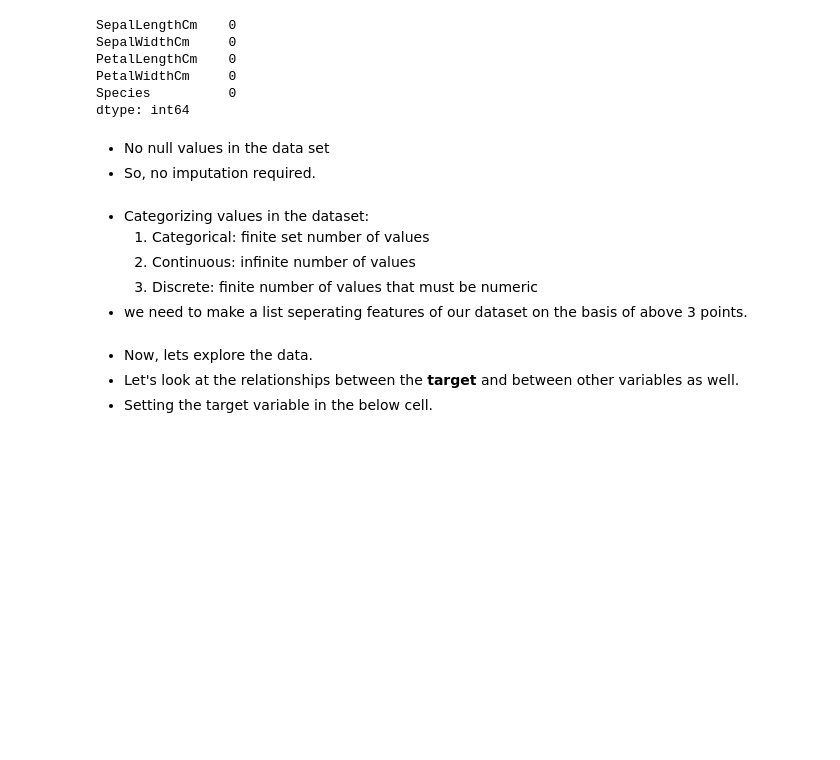
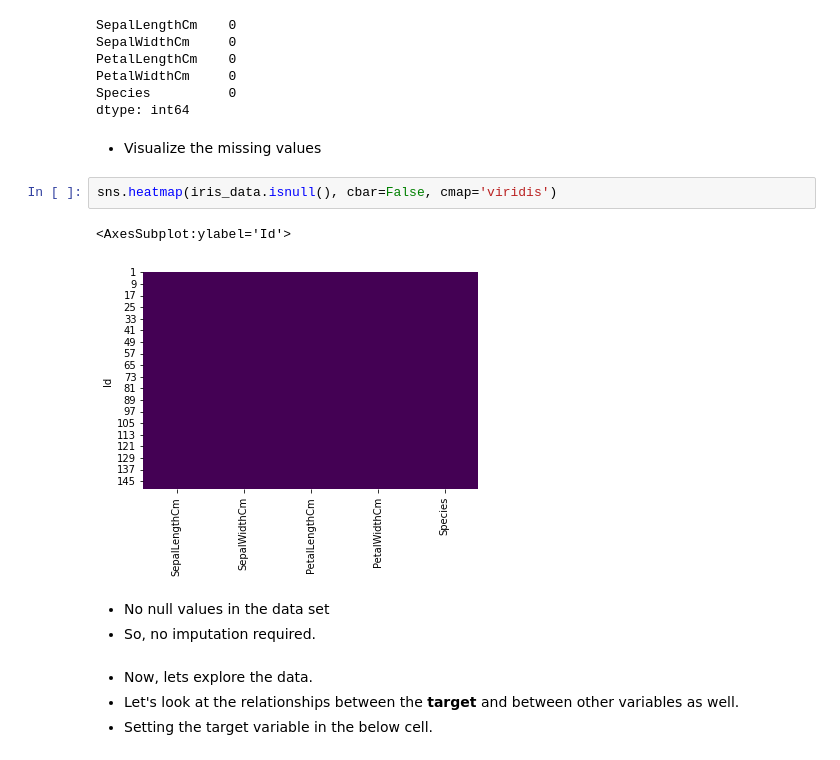
Before and after one commit to RedocamaI/Prediction-using-Decision-Algorithm, a Jupyter notebook: classify.ipynb, the cells around one changed output. Cells and saved outputs as stored; diff of their text form; blank space fills up the shorter version.

```diff
--- a/classify.ipynb
+++ b/classify.ipynb
@@ -39,15 +90,16 @@ PetalLengthCm    0
 PetalWidthCm     0
 Species          0
 dtype: int64
+# %% [markdown]
+- Visualize the missing values
+# %%
+sns.heatmap(iris_data.isnull(), cbar=False, cmap='viridis')
+# %% [output]
+<AxesSubplot:ylabel='Id'>
+[figure, added]
 # %% [markdown]
 - No null values in the data set
 - So, no imputation required.
-# %% [markdown]
-- Categorizing values in the dataset:
-    1. Categorical: finite set number of values
-    2. Continuous: infinite number of values
-    3. Discrete: finite number of values that must be numeric
-- we need to make a list seperating features of our dataset on the basis of above 3 points.
 # %% [markdown]
 - Now, lets explore the data.
 - Let's look at the relationships between the **target** and between other variables as well.
```
Also changed, not shown: parts of 19 cells of this notebook.
